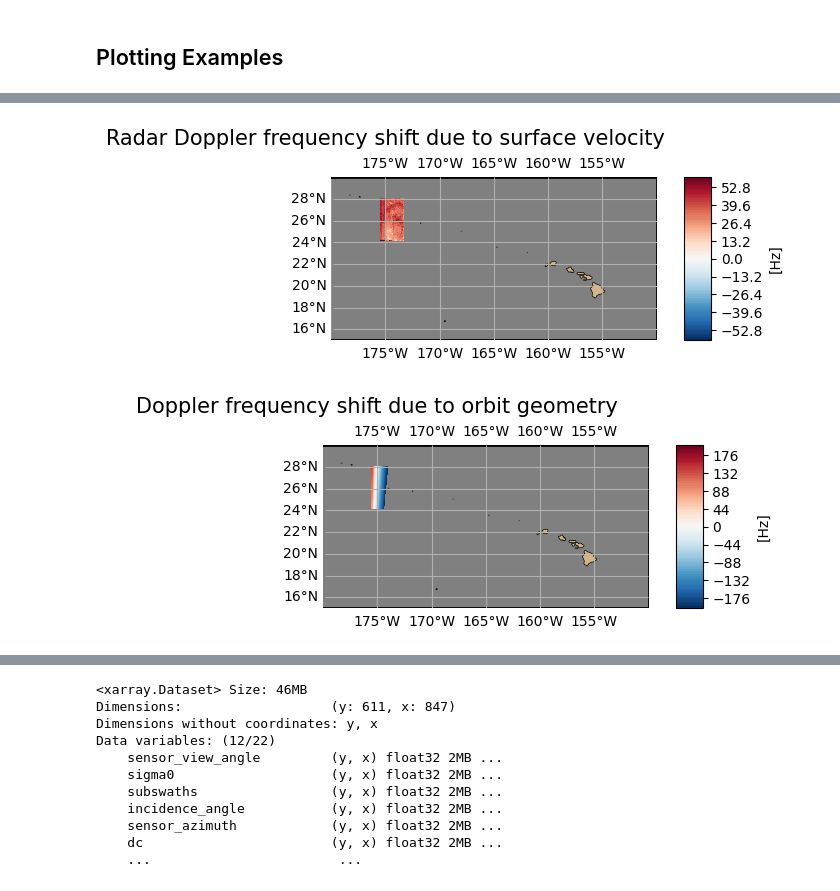
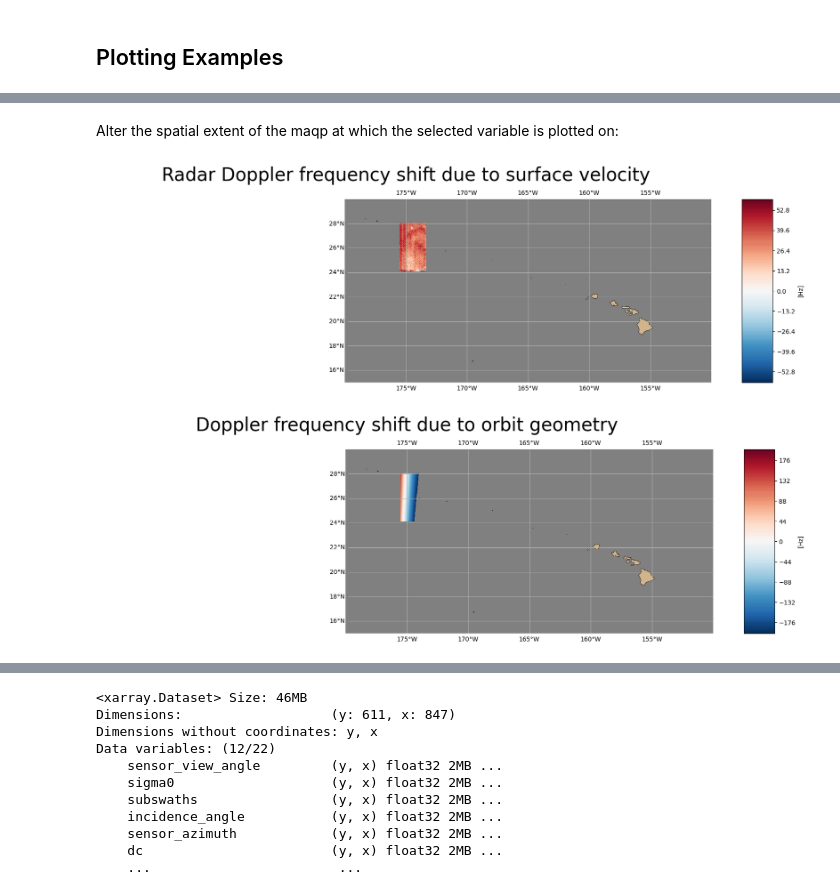
Before and after one commit to metno/MET_SAR-Doppler_User_Guide, a Jupyter notebook: _build/jupyter_execute/notebooks/Plot_Data_on_a_Map.ipynb, the cells around one changed output, grey strips where cells are left out. Cells and saved outputs as stored; diff of their text form; code cells hidden in the pictures.

Commit message:
cleaned up the Plot_Data_on_a_Map.ipynb and added some cross references

```diff
--- a/_build/jupyter_execute/notebooks/Plot_Data_on_a_Map.ipynb
+++ b/_build/jupyter_execute/notebooks/Plot_Data_on_a_Map.ipynb
@@ -271,51 +197,29 @@ plotting_variables_on_a_map(variable = ds.geophysical_doppler,
+# %% [markdown]
+Alter the spatial extent of the maqp at which the selected variable is plotted on:
 # %%
-# Determine the spatial extent for yourself:
-
-# # Plotting fdg - Old name
-# plotting_variables_on_a_map(variable = ds.fdg,
-#                             lat_min = 15, lat_max = 30,
-#                             lon_min = -200, lon_max = -150,
-#                             number_of_colorbar_intervals = 100,  # Default value
-#                             fractional_title_spacing = 0.20,     # Default 0.05
-#                             title_fontsize = 15,                 # Default value
-#                             cbar_label_fontsize = 10             # Default 12
-#                             )
-
-# Plotting geophysical_doppler - New name
+# Plotting geophysical_doppler
 plotting_variables_on_a_map(variable = ds.geophysical_doppler,
                             lat_min = 15, lat_max = 30,
                             lon_min = -200, lon_max = -150,
-                            number_of_colorbar_intervals = 100,  # Default value
-                            fractional_title_spacing = 0.20,     # Default 0.05
-                            title_fontsize = 15,                 # Default value
+                             number_of_colorbar_intervals = 100, # Default value
+                            fractional_title_spacing = 0.10,     # Default 0.05
+                            title_fontsize = 30,                 # Default value
                             cbar_label_fontsize = 10             # Default 12
                             )
 # %% [output]
-[figure, old version]
+[figure, new version]
 # %%
-# # Plotting fgeo - Old name
-# plotting_variables_on_a_map(variable = ds.fgeo,
-#                             # lat_min = 20, lat_max = 50,
-#                             # lon_min = -85, lon_max = -65
-#                             lat_min = 15, lat_max = 30,
-#                             lon_min = -200, lon_max = -150,
-#                             number_of_colorbar_intervals = 100,  # Default value
-#                             fractional_title_spacing = 0.20,     # Default 0.05
-#                             title_fontsize = 15,                 # Default value
-#                             cbar_label_fontsize = 10             # Default 12
-#                             )
-
-# Plotting geometric_doppler - New Name
+# Plotting geometric_doppler
 plotting_variables_on_a_map(variable = ds.geometric_doppler,
                             # lat_min = 20, lat_max = 50,
                             # lon_min = -85, lon_max = -65
                             lat_min = 15, lat_max = 30,
                             lon_min = -200, lon_max = -150,
                             number_of_colorbar_intervals = 100,  # Default value
-                            fractional_title_spacing = 0.20,     # Default 0.05
-                            title_fontsize = 15,                 # Default value
+                            fractional_title_spacing = 0.10,     # Default 0.05
+                            title_fontsize = 30,                 # Default value
                             cbar_label_fontsize = 10             # Default 12
                             )
 # %% [output]
-[figure, old version]
+[figure, new version]
 # %%
```
Also changed, not shown: parts of 17 cells of this notebook, 26 other files.
